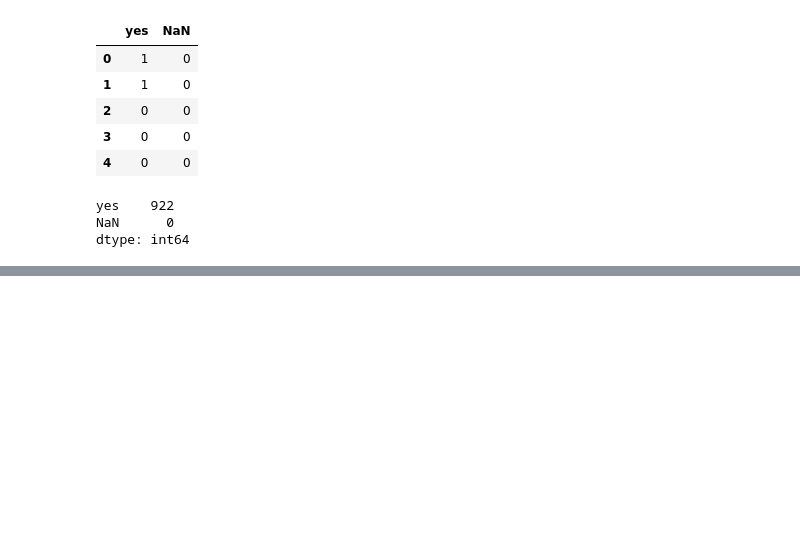
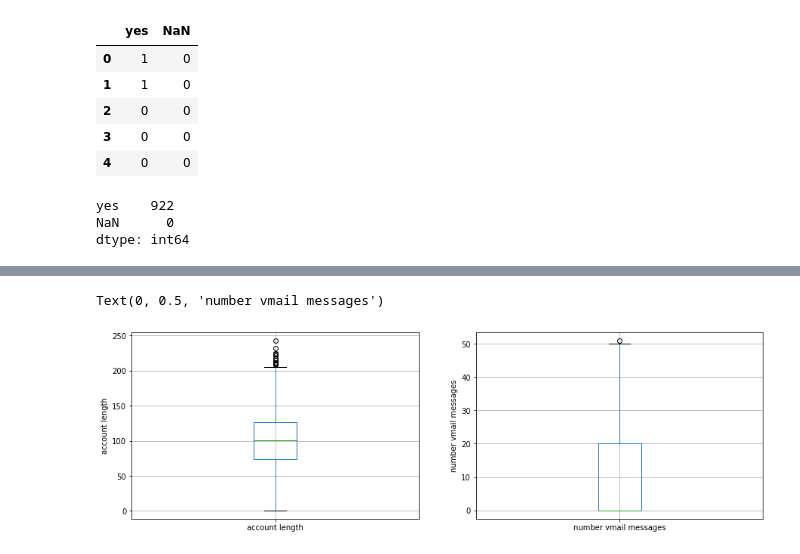
Before and after one commit to NicholasKIRUI/Moringa-Data-Science-Course-Phase-3-Project, a Jupyter notebook: index.ipynb, the cells around one changed output, grey strips where cells are left out. Drawn from its saved outputs; the diff is of its cells as text; code cells hidden in the pictures; blank space fills up the shorter version.

```diff
--- a/index.ipynb
+++ b/index.ipynb
@@ -472,0 +588,19 @@ dtype: int64
+# %%
+# draw boxplots to visualize outliers
+
+plt.figure(figsize=(15,10))
+
+
+plt.subplot(2, 2, 1)
+fig = df.boxplot(column='account length')
+fig.set_title('')
+fig.set_ylabel('account length')
+
+
+plt.subplot(2, 2, 2)
+fig = df.boxplot(column='number vmail messages')
+fig.set_title('')
+fig.set_ylabel('number vmail messages')
+# %% [output]
+Text(0, 0.5, 'number vmail messages')
+[figure, added]
```
Also changed, not shown: parts of 36 cells of this notebook.
